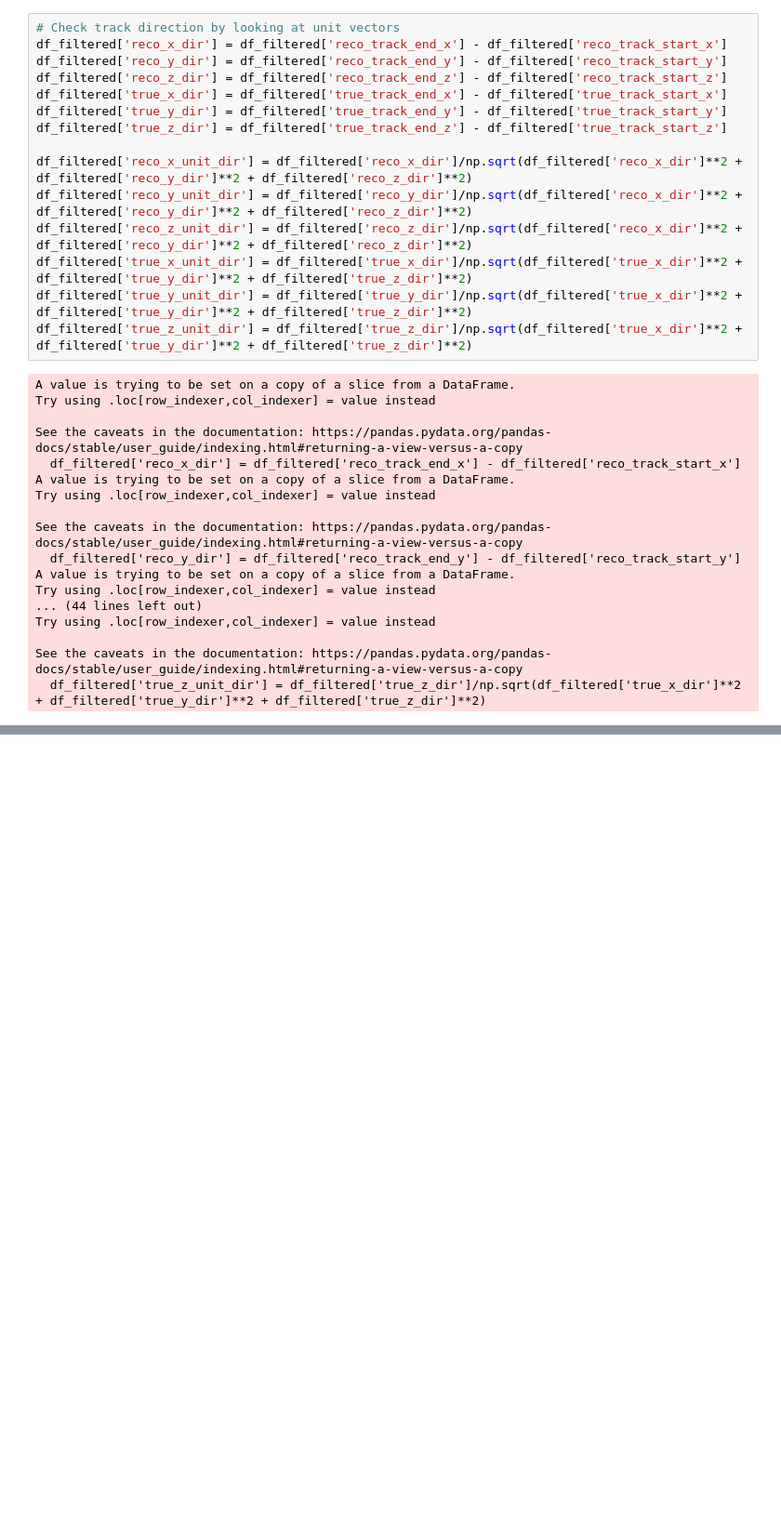
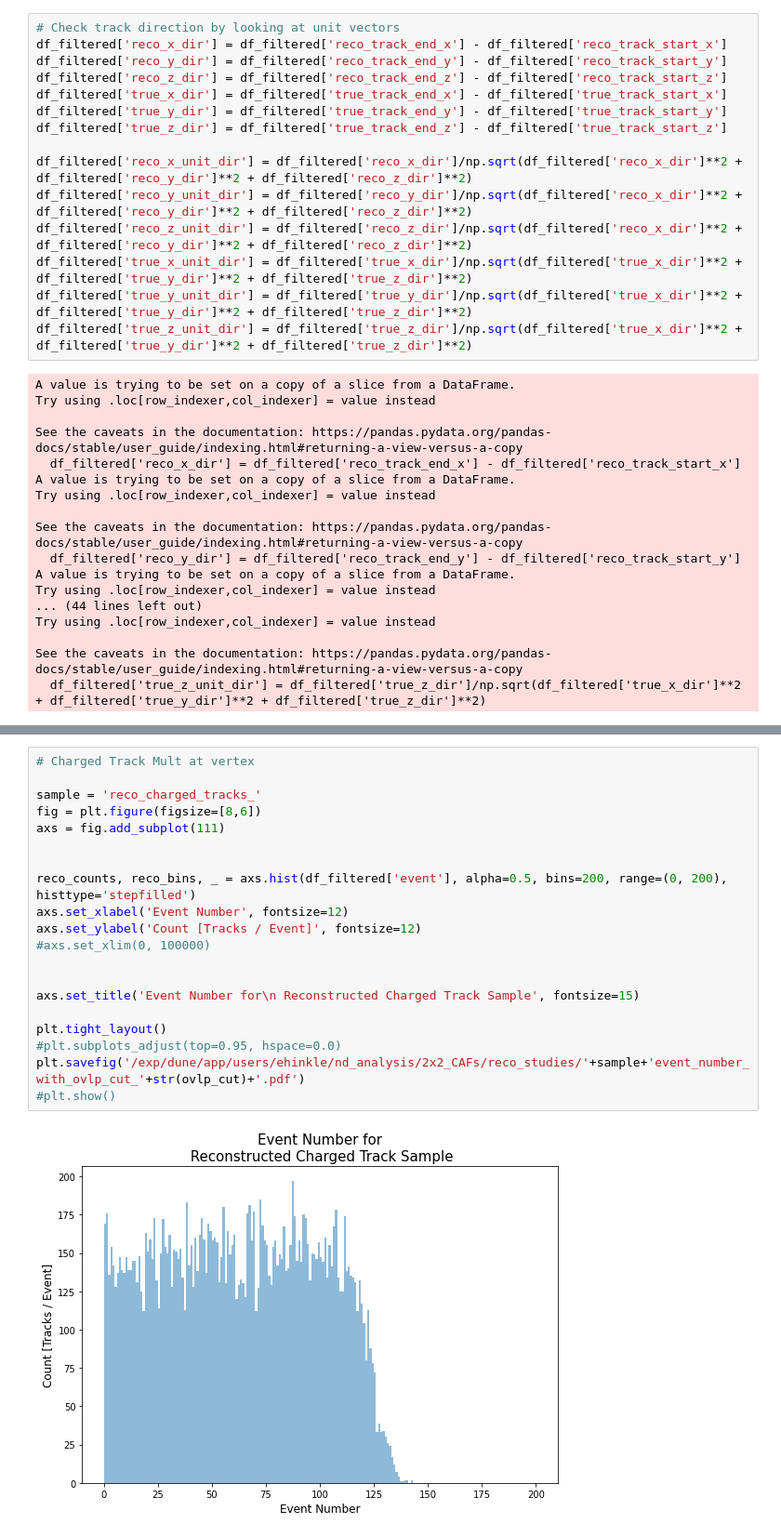
Before and after one commit to cuddandr/2x2_CAFs, a Jupyter notebook: reco_studies/reco_benchmark_plots.ipynb, the cells around one changed output, grey strips where cells are left out. Shown at 93% size. Cells and saved outputs as stored; diff of their text form; blank space fills up the shorter version.

Commit message:
Streamlining sample selection and plotting process.

```diff
--- a/reco_studies/reco_benchmark_plots.ipynb
+++ b/reco_studies/reco_benchmark_plots.ipynb
@@ -1100,0 +1106,22 @@ plt.savefig('/exp/dune/app/users/ehinkle/nd_analysis/2x2_CAFs/reco_studies/'+sam
+# %%
+# Charged Track Mult at vertex
+
+sample = 'reco_charged_tracks_'
+fig = plt.figure(figsize=[8,6])
+axs = fig.add_subplot(111)
+
+
+reco_counts, reco_bins, _ = axs.hist(df_filtered['event'], alpha=0.5, bins=200, range=(0, 200), histtype='stepfilled')
+axs.set_xlabel('Event Number', fontsize=12)
+axs.set_ylabel('Count [Tracks / Event]', fontsize=12)
+#axs.set_xlim(0, 100000)
+
+
+axs.set_title('Event Number for\n Reconstructed Charged Track Sample', fontsize=15)
+
+plt.tight_layout()
+#plt.subplots_adjust(top=0.95, hspace=0.0)
+plt.savefig('/exp/dune/app/users/ehinkle/nd_analysis/2x2_CAFs/reco_studies/'+sample+'event_number_with_ovlp_cut_'+str(ovlp_cut)+'.pdf')
+#plt.show()
+# %% [output]
+[figure, added]
```
Also changed, not shown: parts of 41 cells of this notebook, 4 other files.
